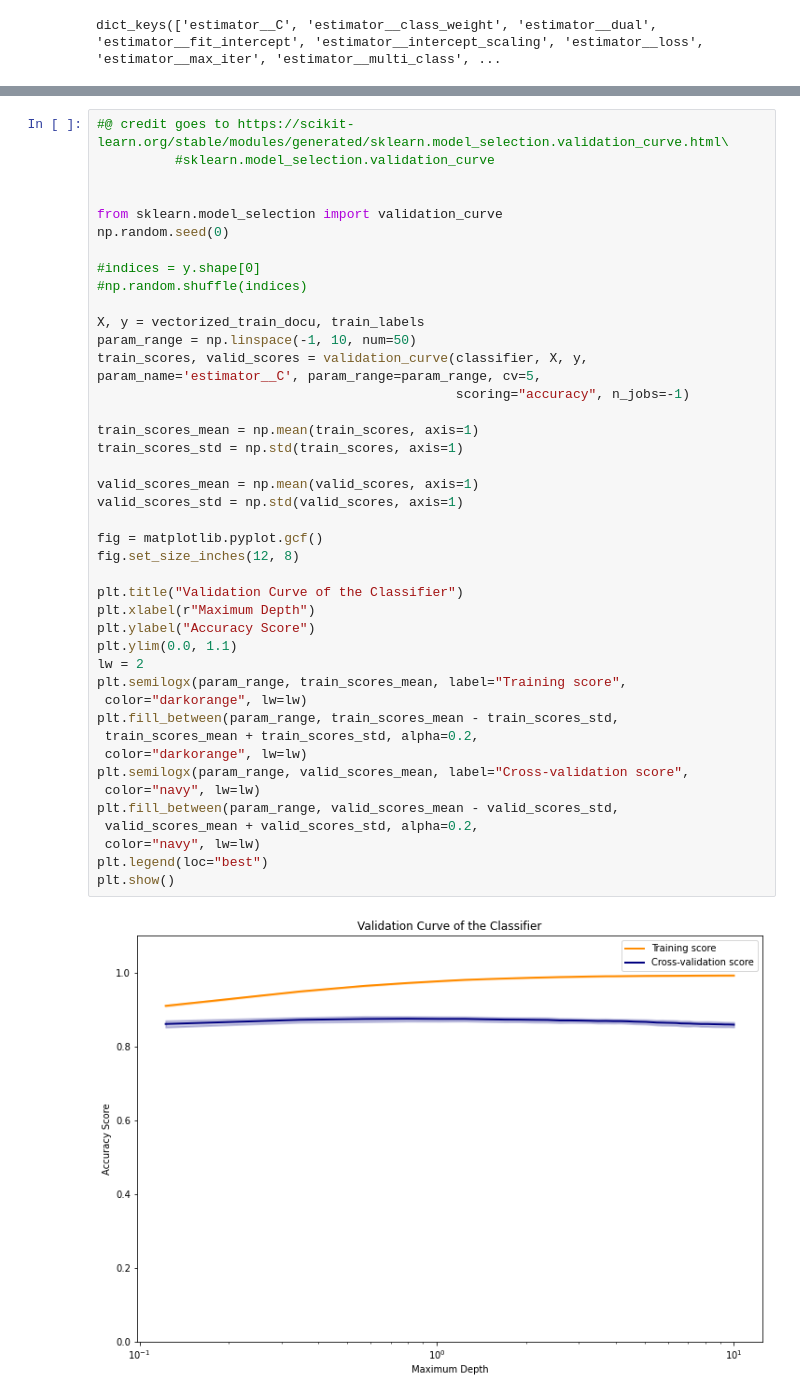
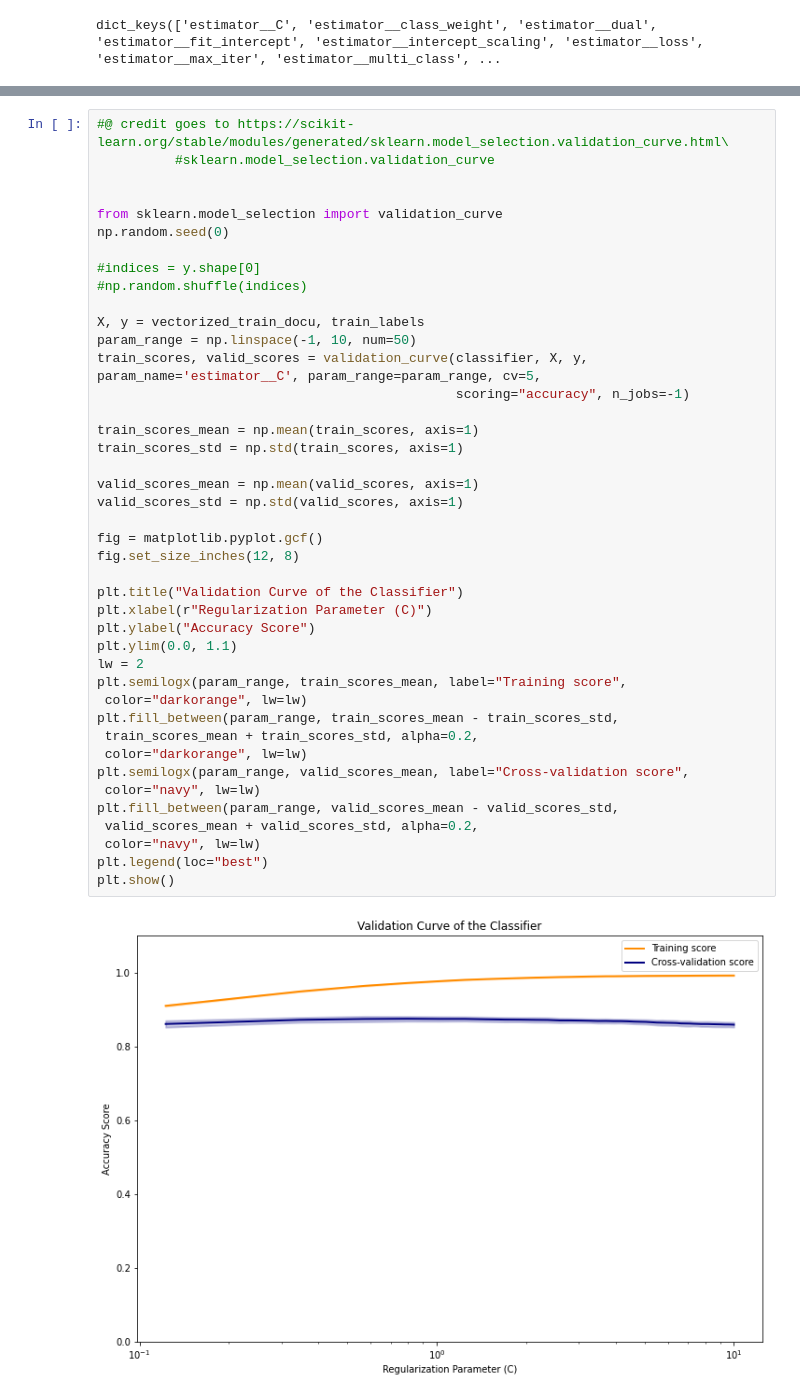
Before and after one commit to andyogah/ds_portfolio, a Jupyter notebook: personal projects/interos_ml_apprentice_coding_challeng/interos_ml_hackthon_scrap_work.ipynb, the cells around one changed output, grey strips where cells are left out. Cells and saved outputs as stored; diff of their text form.

```diff
--- a/personal projects/interos_ml_apprentice_coding_challeng/interos_ml_hackthon_scrap_work.ipynb
+++ b/personal projects/interos_ml_apprentice_coding_challeng/interos_ml_hackthon_scrap_work.ipynb
@@ -758,32 +753,32 @@ X, y = vectorized_train_docu, train_labels
 param_range = np.linspace(-1, 10, num=50)
 train_scores, valid_scores = validation_curve(classifier, X, y, param_name='estimator__C', param_range=param_range, cv=5,
                                               scoring="accuracy", n_jobs=-1)
 
 train_scores_mean = np.mean(train_scores, axis=1)
 train_scores_std = np.std(train_scores, axis=1)
 
 valid_scores_mean = np.mean(valid_scores, axis=1)
 valid_scores_std = np.std(valid_scores, axis=1)
 
 fig = matplotlib.pyplot.gcf()
 fig.set_size_inches(12, 8)
 
 plt.title("Validation Curve of the Classifier")
-plt.xlabel(r"Maximum Depth")
+plt.xlabel(r"Regularization Parameter (C)")
 plt.ylabel("Accuracy Score")
 plt.ylim(0.0, 1.1)
 lw = 2
 plt.semilogx(param_range, train_scores_mean, label="Training score",
  color="darkorange", lw=lw)
 plt.fill_between(param_range, train_scores_mean - train_scores_std,
  train_scores_mean + train_scores_std, alpha=0.2,
  color="darkorange", lw=lw)
 plt.semilogx(param_range, valid_scores_mean, label="Cross-validation score",
  color="navy", lw=lw)
 plt.fill_between(param_range, valid_scores_mean - valid_scores_std,
  valid_scores_mean + valid_scores_std, alpha=0.2,
  color="navy", lw=lw)
 plt.legend(loc="best")
 plt.show()
 # %% [output]
-[figure, old version]
+[figure, new version]
```
Also changed, not shown: parts of 52 cells of this notebook.
